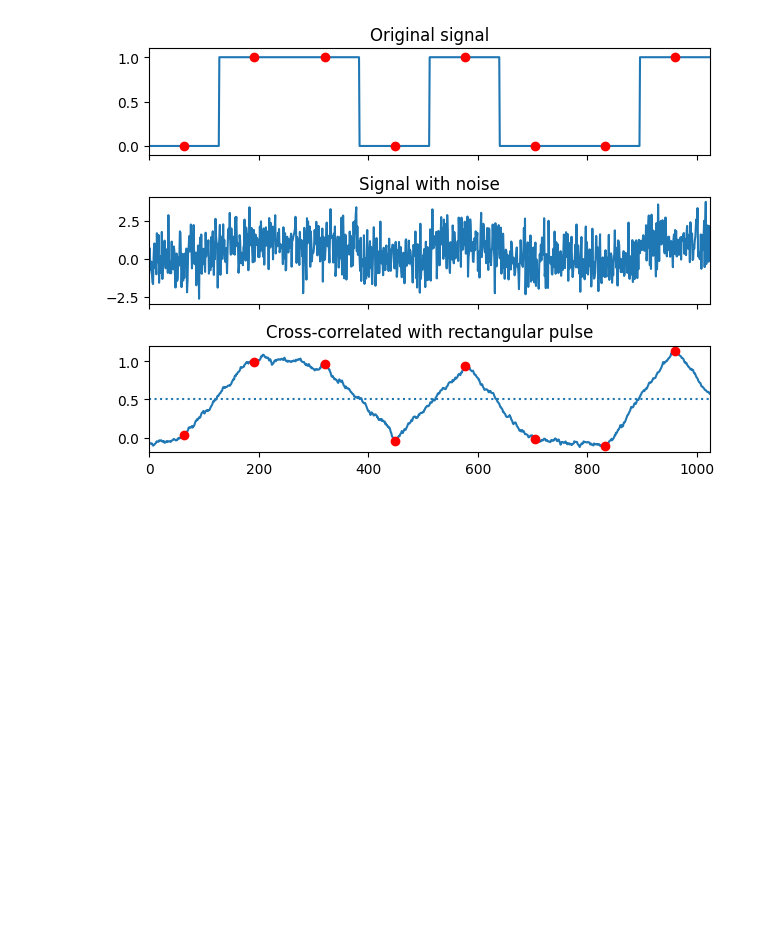
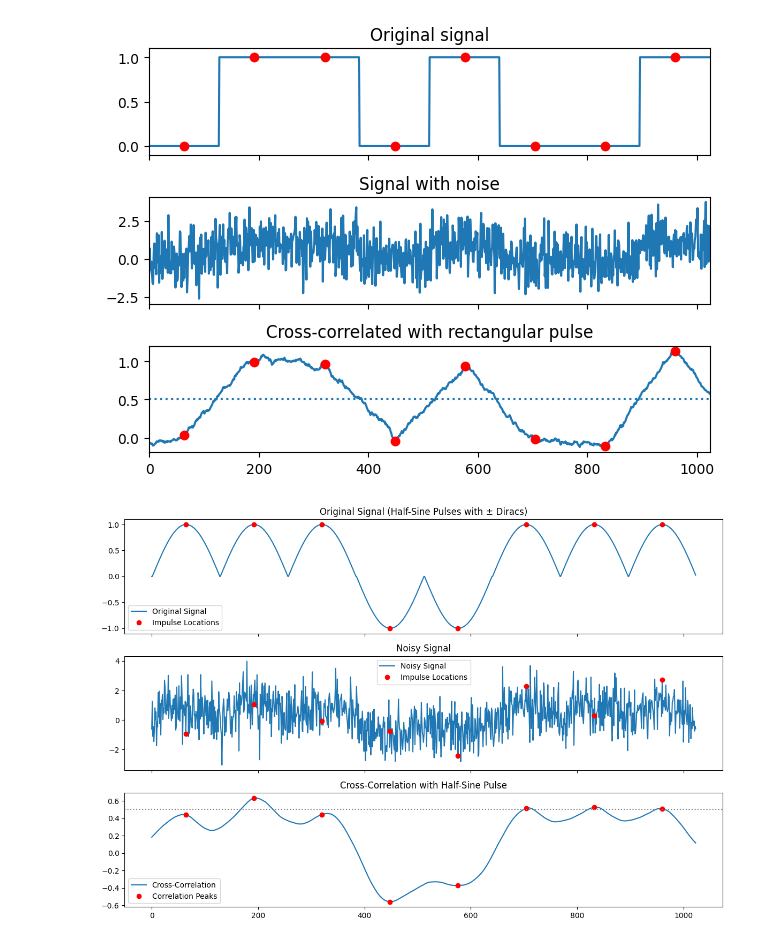
Before and after one commit to SDMote/SDR_projects, a Jupyter notebook: python_phy/test_802154.ipynb, the cells around one changed output. Drawn from its saved outputs; the diff is of its cells as text; code cells hidden in the pictures; blank space fills up the shorter version.

Commit message:
half-sine shape pulse matched filtering example: real signal

```diff
--- a/python_phy/test_802154.ipynb
+++ b/python_phy/test_802154.ipynb
@@ -229,3 +229,66 @@ fig.tight_layout()
 plt.show()
 # %% [output]
 [figure]
+# %%
+import numpy as np
+from scipy import signal
+import matplotlib.pyplot as plt
+
+# Initialize random generator
+rng = np.random.default_rng()
+
+# Number of pulses (impulses) to generate
+num_pulses = 8
+
+# Generate a random binary sequence with values -1 and +1 for the Dirac impulses
+binary_diracs = rng.choice([-1, 1], size=num_pulses)
+
+# Create a signal array long enough to place each impulse at the center of a 128-sample block
+signal_length = num_pulses * 128
+dirac_signal = np.zeros(signal_length)
+
+# Place each impulse at the center (index 64 of each block)
+clock_indices = np.arange(64, signal_length, 128)
+dirac_signal[clock_indices] = binary_diracs
+
+# Create a half-sine pulse of length 128
+pulse_len = 128
+t = np.linspace(0, np.pi, pulse_len)
+half_sine_pulse = np.sin(t)
+
+# Convolve the Dirac signal with the half-sine pulse so that:
+# +1 Diracs produce positive half-sine pulses and -1 Diracs produce negative half-sine pulses.
+orig_signal = np.convolve(dirac_signal, half_sine_pulse, mode="same")
+
+# Add Gaussian noise to the convolved signal
+noisy_signal = orig_signal + rng.standard_normal(len(orig_signal))
+
+# Compute cross-correlation of the noisy signal with the half-sine pulse
+corr = signal.correlate(noisy_signal, half_sine_pulse, mode="same") / pulse_len
+
+# Plotting the signals
+fig, (ax_orig, ax_noise, ax_corr) = plt.subplots(3, 1, sharex=True, figsize=(12, 8))
+
+# Original convolved signal
+ax_orig.plot(orig_signal, label="Original Signal")
+ax_orig.plot(clock_indices, orig_signal[clock_indices], "ro", label="Impulse Locations")
+ax_orig.set_title("Original Signal (Half-Sine Pulses with ± Diracs)")
+ax_orig.legend()
+
+# Noisy signal
+ax_noise.plot(noisy_signal, label="Noisy Signal")
+ax_noise.plot(clock_indices, noisy_signal[clock_indices], "ro", label="Impulse Locations")
+ax_noise.set_title("Noisy Signal")
+ax_noise.legend()
+
+# Cross-correlation with half-sine pulse
+ax_corr.plot(corr, label="Cross-Correlation")
+ax_corr.plot(clock_indices, corr[clock_indices], "ro", label="Correlation Peaks")
+ax_corr.axhline(0.5, ls=":", color="gray")
+ax_corr.set_title("Cross-Correlation with Half-Sine Pulse")
+ax_corr.legend()
+
+fig.tight_layout()
+plt.show()
+# %% [output]
+[figure, added]
```
